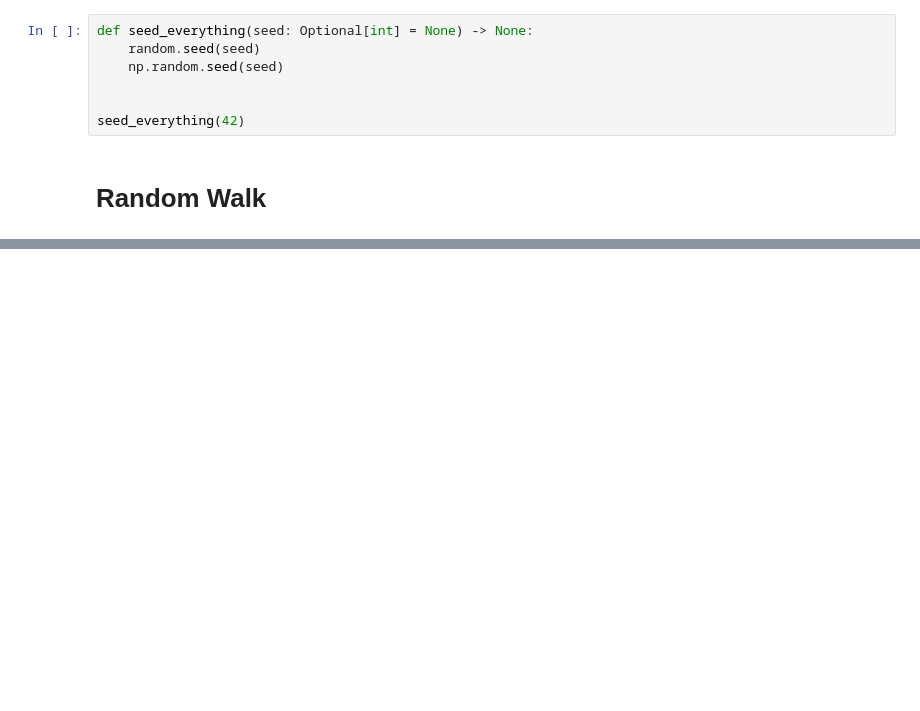
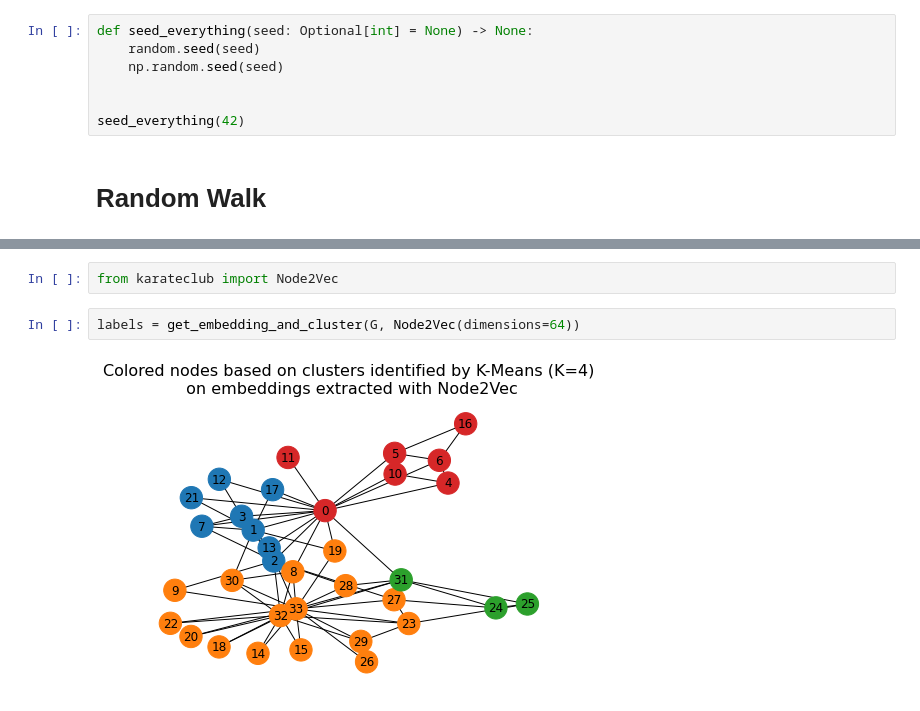
Before and after one commit to mnslarcher/cs224w-slides-to-code, a Jupyter notebook: notebooks/03-node-embeddings.ipynb, the cells around one changed output, grey strips where cells are left out. Cells and saved outputs as stored; diff of their text form; blank space fills up the shorter version.

```diff
--- a/notebooks/03-node-embeddings.ipynb
+++ b/notebooks/03-node-embeddings.ipynb
@@ -123,0 +180,6 @@ plt.show()
+# %%
+from karateclub import Node2Vec
+# %%
+labels = get_embedding_and_cluster(G, Node2Vec(dimensions=64))
+# %% [output]
+[figure, added]
```
Also changed, not shown: parts of 11 cells of this notebook.
